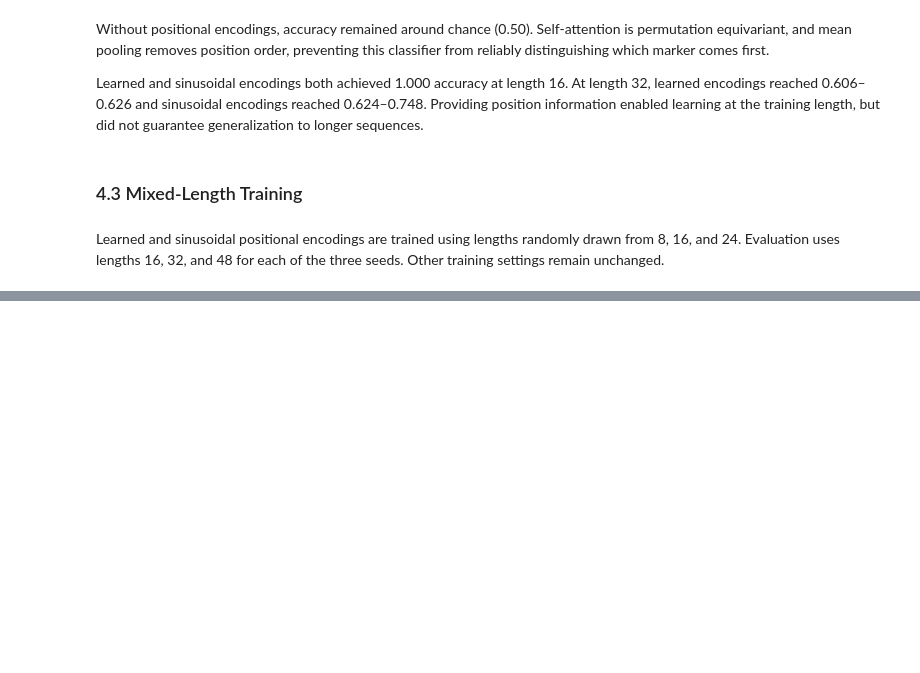
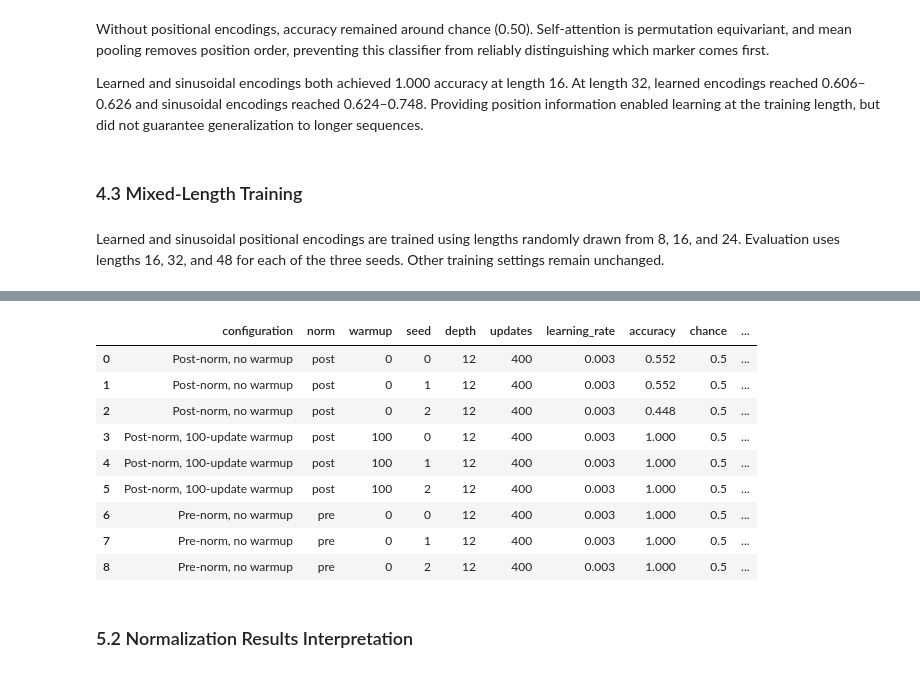
Before and after one commit to dancmartin11/aigc-5500-lab-05-attention-against-recurrence, a Jupyter notebook: daniel_alejandro_castillo_martin_LAB5.ipynb, the cells around one changed output, grey strips where cells are left out. Drawn from its saved outputs; the diff is of its cells as text; code cells hidden in the pictures; blank space fills up the shorter version.

```diff
--- a/daniel_alejandro_castillo_martin_LAB5.ipynb
+++ b/daniel_alejandro_castillo_martin_LAB5.ipynb
@@ -600,0 +712,16 @@ display(mixed_position_results_df)
+# %%
+# Show the normalization results dataframe
+stack_results_df
+# %% [output]
+|  | configuration | norm | warmup | seed | depth | updates | learning_rate | accuracy | chance | ... |
+| 0 | Post-norm, no warmup | post | 0 | 0 | 12 | 400 | 0.003 | 0.552 | 0.5 | ... |
+| 1 | Post-norm, no warmup | post | 0 | 1 | 12 | 400 | 0.003 | 0.552 | 0.5 | ... |
+| 2 | Post-norm, no warmup | post | 0 | 2 | 12 | 400 | 0.003 | 0.448 | 0.5 | ... |
+| 3 | Post-norm, 100-update warmup | post | 100 | 0 | 12 | 400 | 0.003 | 1.000 | 0.5 | ... |
+| 4 | Post-norm, 100-update warmup | post | 100 | 1 | 12 | 400 | 0.003 | 1.000 | 0.5 | ... |
+| 5 | Post-norm, 100-update warmup | post | 100 | 2 | 12 | 400 | 0.003 | 1.000 | 0.5 | ... |
+| 6 | Pre-norm, no warmup | pre | 0 | 0 | 12 | 400 | 0.003 | 1.000 | 0.5 | ... |
+| 7 | Pre-norm, no warmup | pre | 0 | 1 | 12 | 400 | 0.003 | 1.000 | 0.5 | ... |
+| 8 | Pre-norm, no warmup | pre | 0 | 2 | 12 | 400 | 0.003 | 1.000 | 0.5 | ... |
+# %% [markdown]
+### 5.2 Normalization Results Interpretation
```
Also changed, not shown: parts of 18 cells of this notebook, 4 other files.
